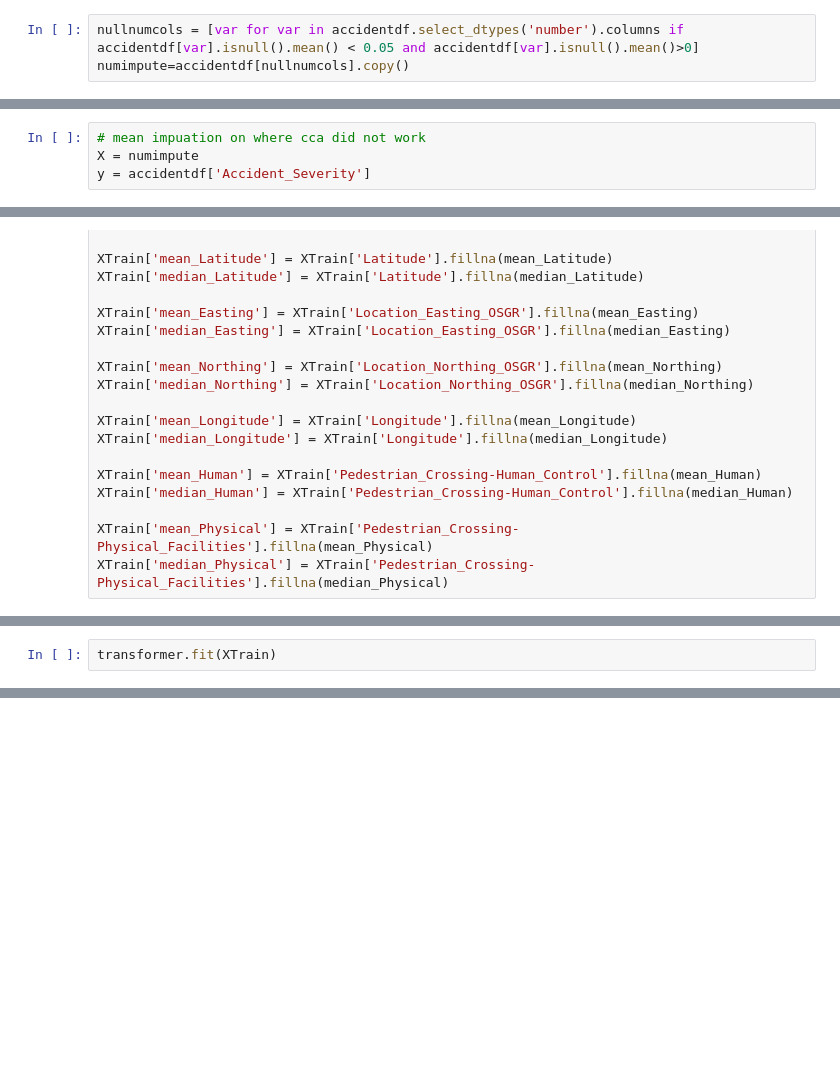
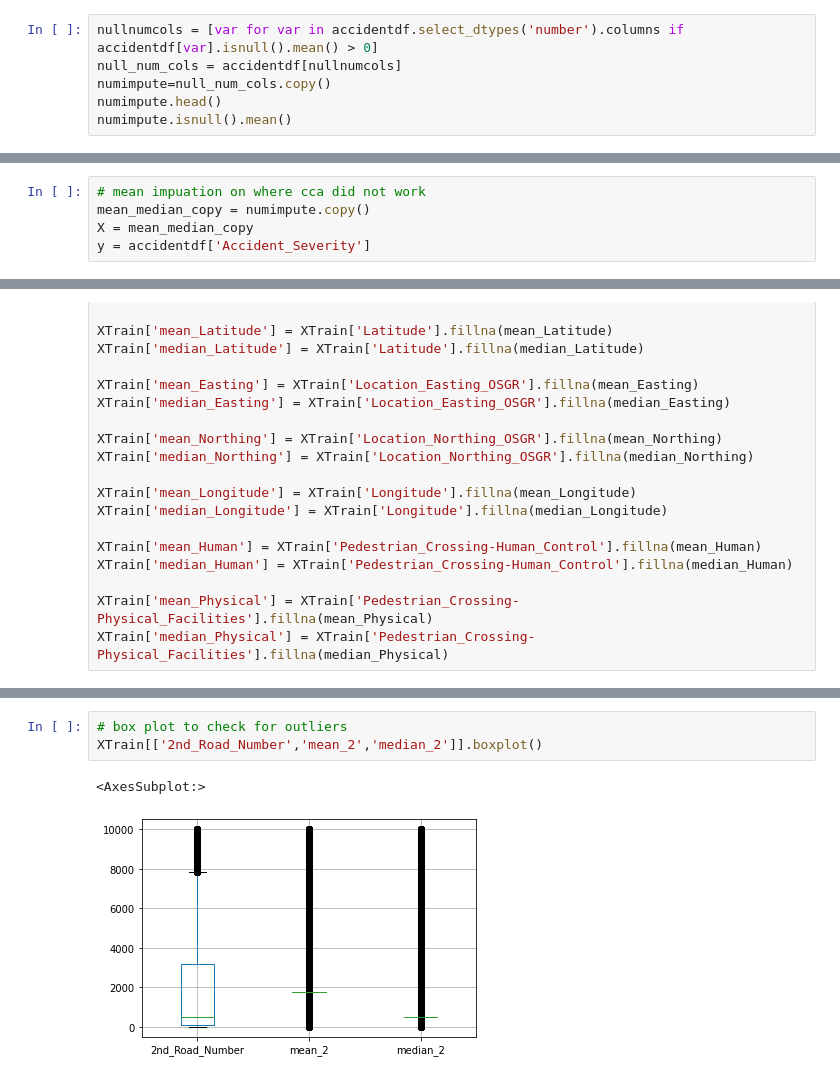
Before and after one commit to TROISTROIS/PREDICTING-RTC-SEVERITY-IN-UK-ROADS, a Jupyter notebook: predicting-rtc-severity-in-uk-roads-using-machine.ipynb, the cells around one changed output, grey strips where cells are left out. Drawn from its saved outputs; the diff is of its cells as text; blank space fills up the shorter version.

```diff
--- a/predicting-rtc-severity-in-uk-roads-using-machine.ipynb
+++ b/predicting-rtc-severity-in-uk-roads-using-machine.ipynb
@@ -135,3 +387,6 @@ accidentdf.isnull().mean()
 # %%
-nullnumcols = [var for var in accidentdf.select_dtypes('number').columns if accidentdf[var].isnull().mean() < 0.05 and accidentdf[var].isnull().mean()>0]
-numimpute=accidentdf[nullnumcols].copy()
+nullnumcols = [var for var in accidentdf.select_dtypes('number').columns if accidentdf[var].isnull().mean() > 0]
+null_num_cols = accidentdf[nullnumcols]
+numimpute=null_num_cols.copy()
+numimpute.head()
+numimpute.isnull().mean()
@@ -138,6 +404,7 @@ numimpute=accidentdf[nullnumcols].copy()
 # %%
 # mean impuation on where cca did not work
-X = numimpute
+mean_median_copy = numimpute.copy()
+X = mean_median_copy
 y = accidentdf['Accident_Severity']
 # %%
 XTrain,XTest,YTrain,YTest = train_test_split(X,y,test_size=0.2,random_state=22)
@@ -277,2 +605,0 @@ transformer = ColumnTransformer([('imputer1', imputer1, ['Latitude']),
-# %%
-transformer.fit(XTrain)
@@ -282,0 +616,6 @@ transformer.named_transformers_['imputer1'].statistics_
+# %%
+# box plot to check for outliers
+XTrain[['2nd_Road_Number','mean_2','median_2']].boxplot()
+# %% [output]
+<AxesSubplot:>
+[figure, added]
```
Also changed, not shown: parts of 106 cells of this notebook.
